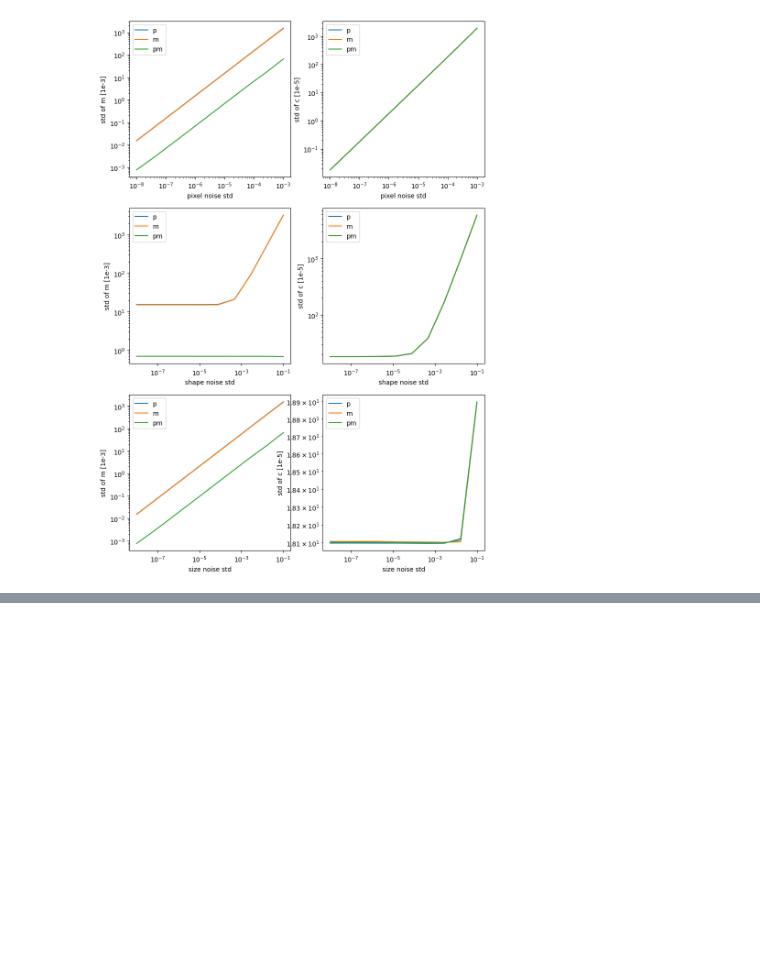
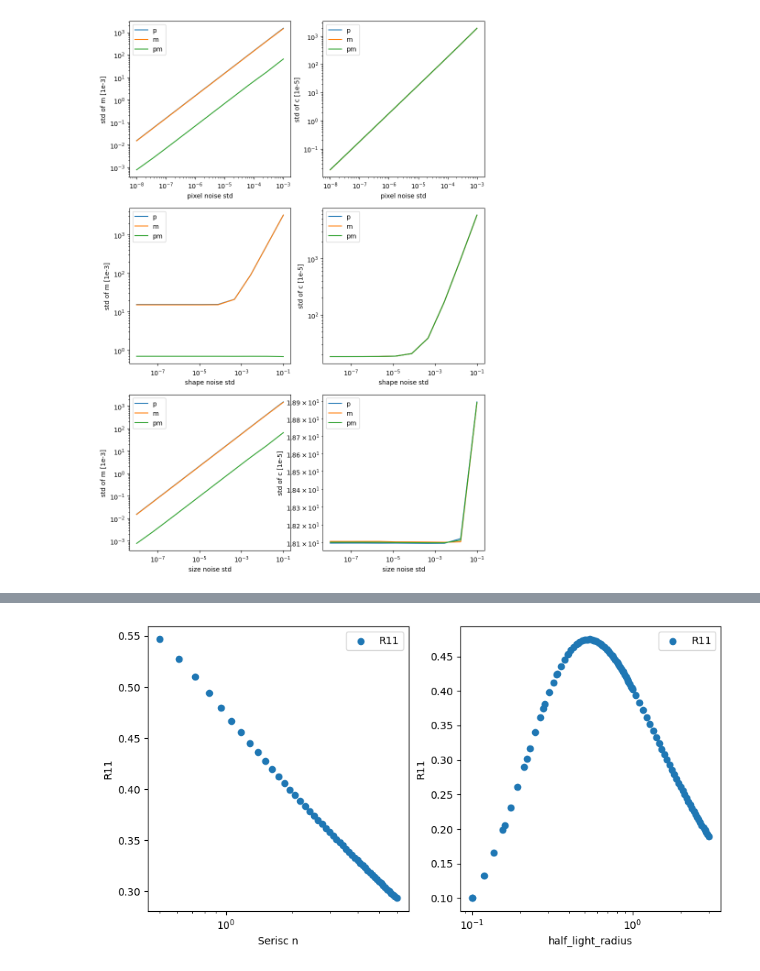
Before and after one commit to zhouconghao/shape-measurement-tutorials, a Jupyter notebook: notebook/sersic_index_response.ipynb, the cells around one changed output, grey strips where cells are left out. Saved outputs shown, nothing was run; the diff lists cells and outputs as text; code cells hidden in the pictures; blank space fills up the shorter version.

Commit message:
add R11 v n and half light radius

```diff
--- a/notebook/sersic_index_response.ipynb
+++ b/notebook/sersic_index_response.ipynb
@@ -62,0 +88,6 @@ plot_bias_sersic_n_and_half_light_radius(n_range, n_range_list,half_light_radius
+# %%
+plot_R11_sesic_n_and_half_light_radius(n_range, n_range_list,
+                                           half_light_radius_range,
+                                           half_light_radius_range_list)
+# %% [output]
+[figure, added]
```
Also changed, not shown: parts of 7 cells of this notebook, 1 other file.
